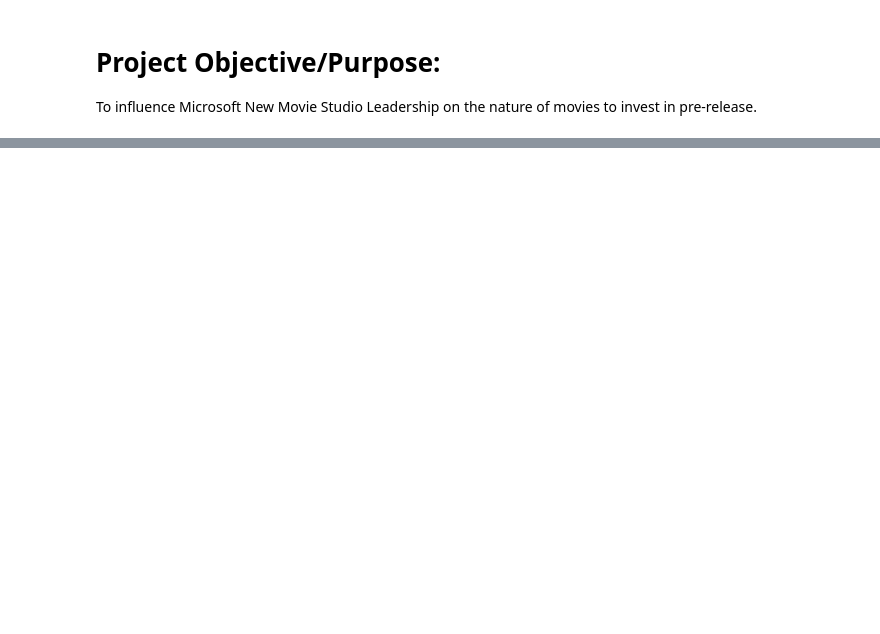
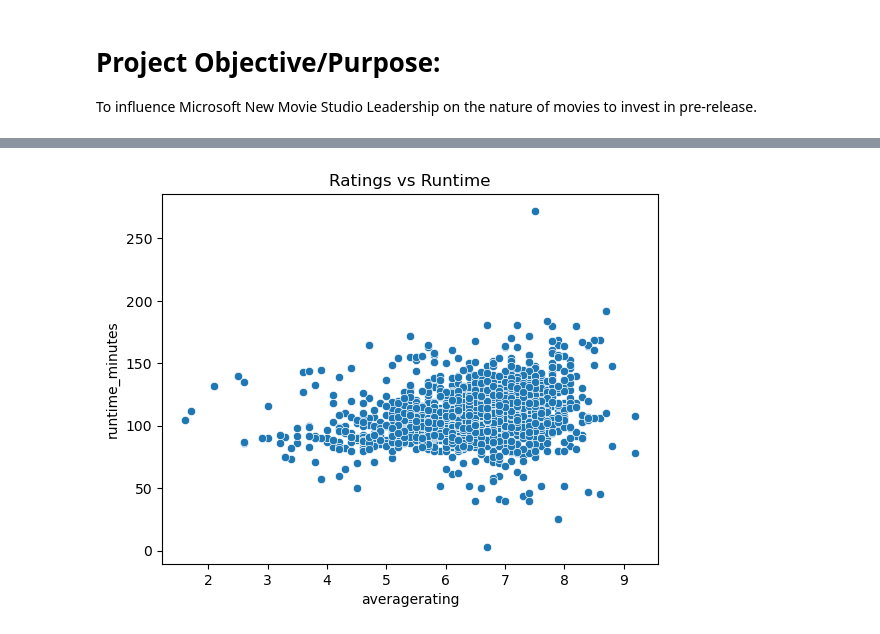
Before and after one commit to 20222015/dsc-phase-1-project, a Jupyter notebook: student.ipynb, the cells around one changed output, grey strips where cells are left out. Drawn from its saved outputs; the diff is of its cells as text; code cells hidden in the pictures; blank space fills up the shorter version.

```diff
--- a/student.ipynb
+++ b/student.ipynb
@@ -129,0 +352,7 @@ bigdata.plot('genres','runtime_minutes',kind='bar');
+# %%
+#checking relationship between variables
+sns.scatterplot(x='averagerating', y='runtime_minutes', data=data)
+plt.title("Ratings vs Runtime")
+plt.show()
+# %% [output]
+[figure, added]
```
Also changed, not shown: parts of 55 cells of this notebook.
